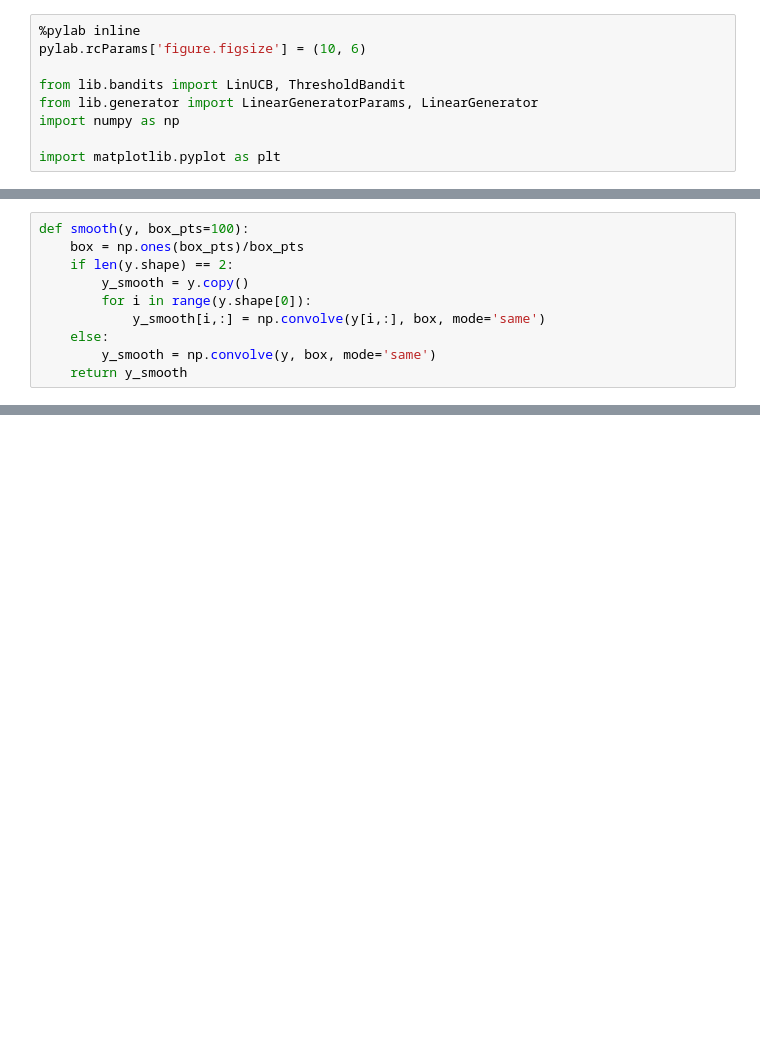
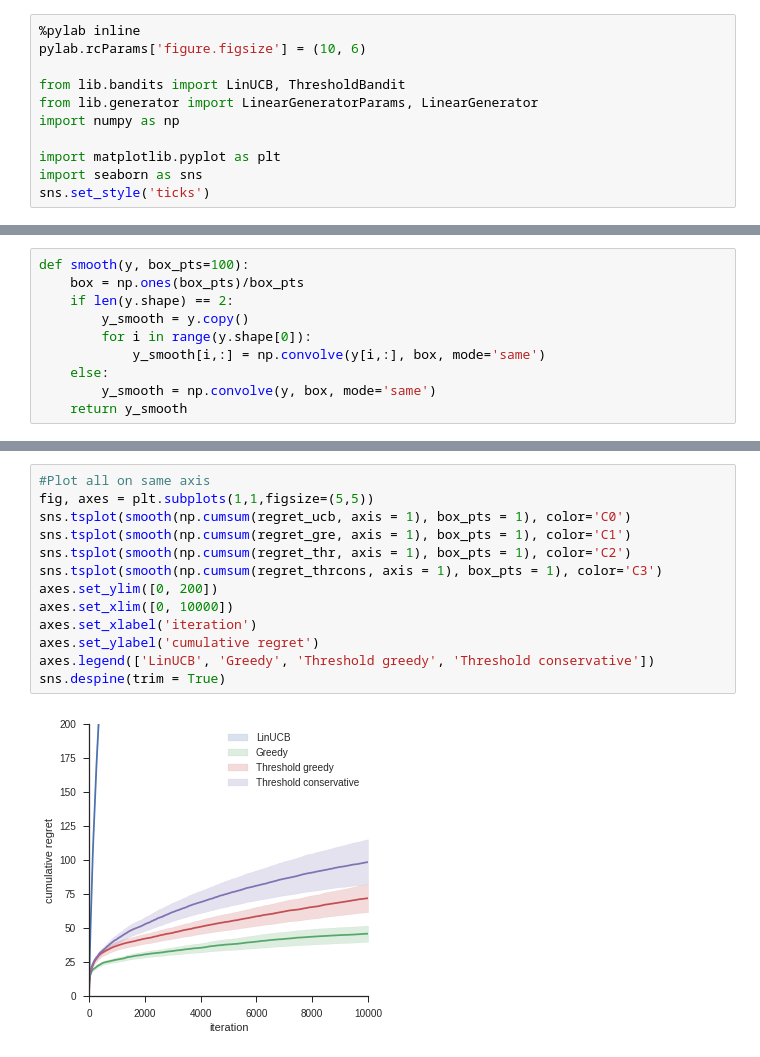
Before and after one commit to benlansdell/conservativerdd, a Jupyter notebook: compare_methods.ipynb, the cells around one changed output, grey strips where cells are left out. Cells and saved outputs as stored; diff of their text form; blank space fills up the shorter version.

```diff
--- a/compare_methods.ipynb
+++ b/compare_methods.ipynb
@@ -7,6 +7,8 @@ from lib.generator import LinearGeneratorParams, LinearGenerator
 import numpy as np
 
 import matplotlib.pyplot as plt
+import seaborn as sns
+sns.set_style('ticks')
 # %% [output]
 Populating the interactive namespace from numpy and matplotlib
 # %%
@@ -74,0 +83,15 @@ array([[  1.00000000e+00,   9.99700000e+03,   1.00000000e+00,
+# %%
+#Plot all on same axis
+fig, axes = plt.subplots(1,1,figsize=(5,5))
+sns.tsplot(smooth(np.cumsum(regret_ucb, axis = 1), box_pts = 1), color='C0')
+sns.tsplot(smooth(np.cumsum(regret_gre, axis = 1), box_pts = 1), color='C1')
+sns.tsplot(smooth(np.cumsum(regret_thr, axis = 1), box_pts = 1), color='C2')
+sns.tsplot(smooth(np.cumsum(regret_thrcons, axis = 1), box_pts = 1), color='C3')
+axes.set_ylim([0, 200])
+axes.set_xlim([0, 10000])
+axes.set_xlabel('iteration')
+axes.set_ylabel('cumulative regret')
+axes.legend(['LinUCB', 'Greedy', 'Threshold greedy', 'Threshold conservative'])
+sns.despine(trim = True)
+# %% [output]
+[figure, added]
```
Also changed, not shown: parts of 6 cells of this notebook, 2 other files.
